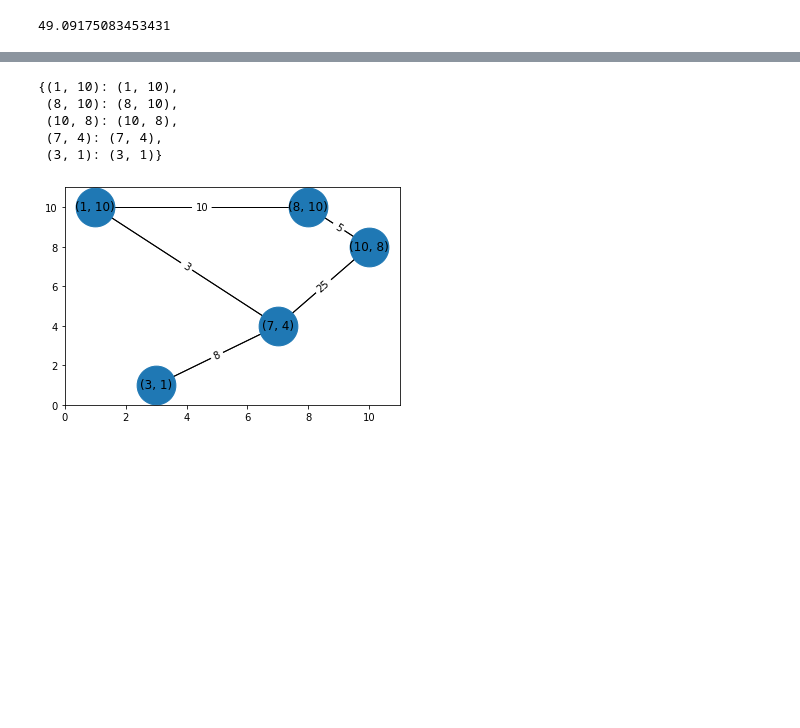
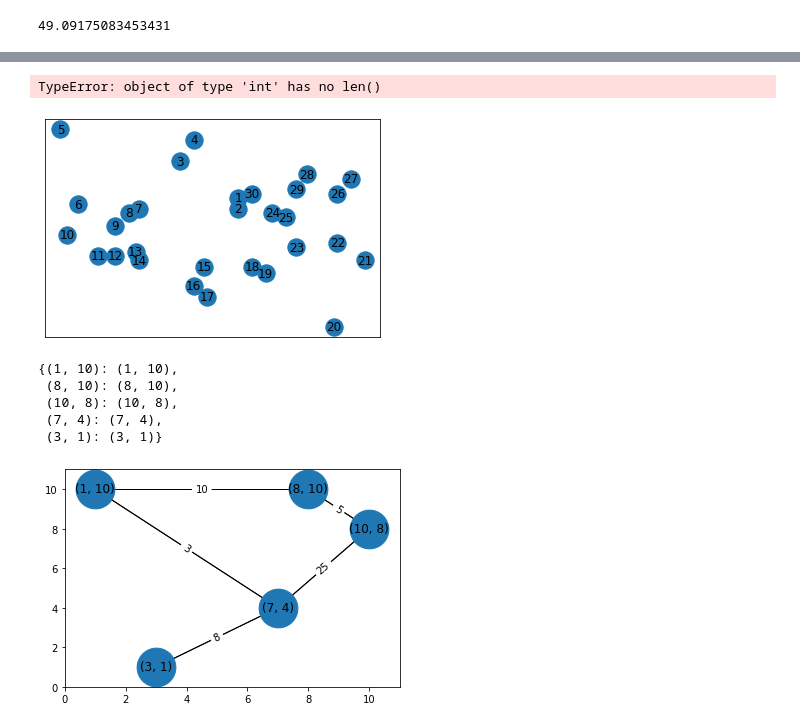
Before and after one commit to Xalt8/ACO, a Jupyter notebook: Untitled-2.ipynb, the cells around one changed output, grey strips where cells are left out. Cells and saved outputs as stored; diff of their text form; code cells hidden in the pictures; blank space fills up the shorter version.

```diff
--- a/Untitled-2.ipynb
+++ b/Untitled-2.ipynb
@@ -66,0 +265,5 @@ G = nx.Graph()
+# %%
+complete_graph = nx.complete_graph(np.arange(1, len(coords) +1))
+# %%
+attrs = {node: {'x':_x, 'y':_y} for node, (_x, _y) in zip(list(complete_graph.nodes), coords)}
+nx.set_node_attributes(complete_graph, attrs)
@@ -66,0 +281,9 @@ G = nx.Graph()
+# %%
+# Adding distance between edges
+for node1, node2 in list(complete_graph.edges):
+    complete_graph[node1][node2]['distance'] = get_distance(node1=(complete_graph.nodes[node1]['x'], complete_graph.nodes[node1]['y']),
+                                                            node2= (complete_graph.nodes[node2]['x'], complete_graph.nodes[node2]['y']))
+# %%
+# Adding phermone between edges
+for node1, node2 in list(complete_graph.edges):
+    complete_graph[node1][node2]['phermone'] = 1
@@ -67,3 +309,11 @@ G = nx.Graph()
+# %%
+_pos = {node: (complete_graph.nodes[node]['x'], complete_graph.nodes[node]['y']) for node in complete_graph.nodes}
+nx.draw_networkx_nodes(complete_graph, pos=_pos)
+nx.draw_networkx_labels(complete_graph, pos=_pos)
+# nx.draw_networkx_edges(G=complete_graph, edgelist=0, pos=_pos)
+# %% [output]
+TypeError: object of type 'int' has no len()
+[figure, added]
 # %%
 points = [(1, 10), (8, 10), (10, 8), (7, 4), (3, 1)]
 edges = [(0, 1, 10), (1, 2, 5), (2, 3, 25), (0, 3, 3), (3, 4, 8)]
```
Also changed, not shown: parts of 57 cells of this notebook, 3 other files.
